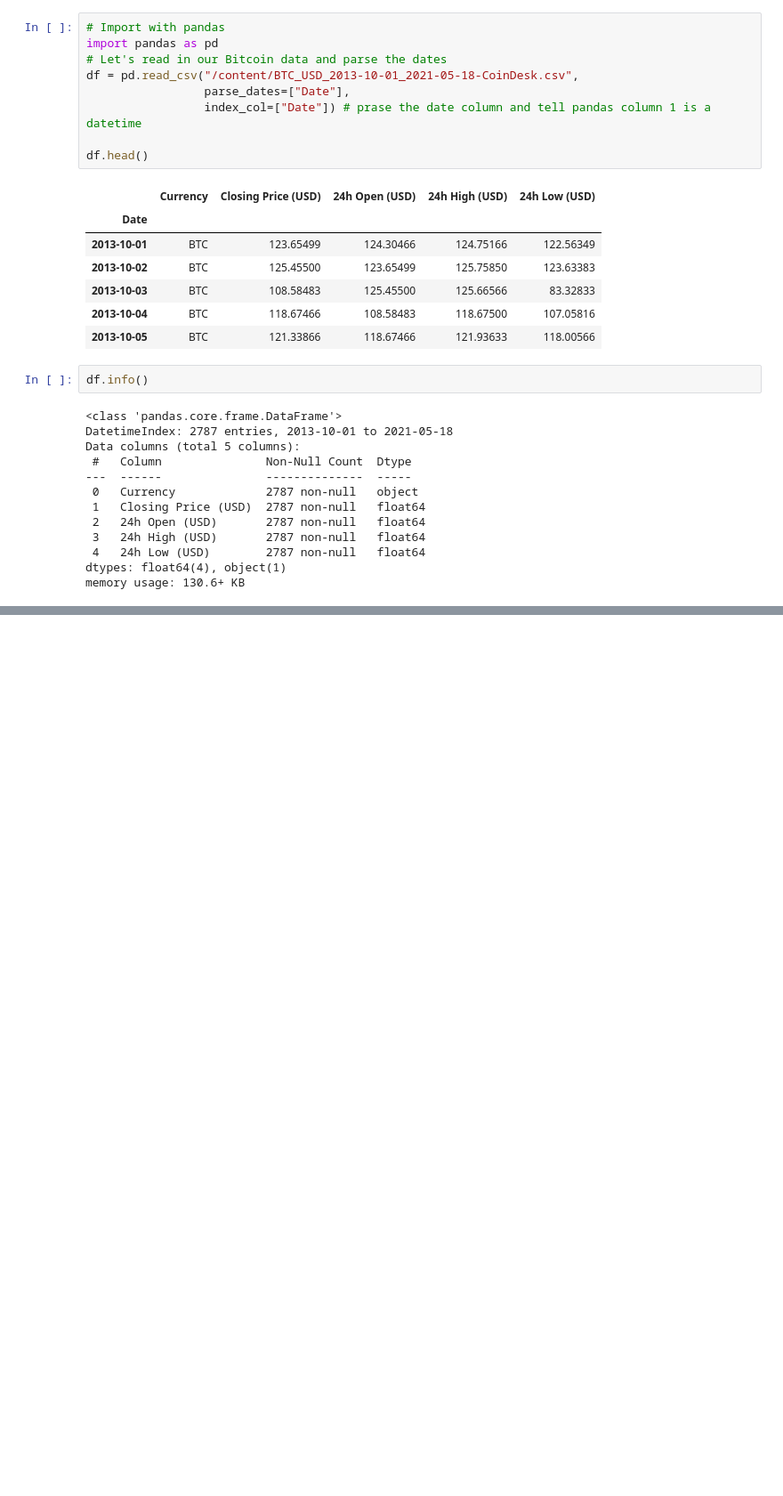
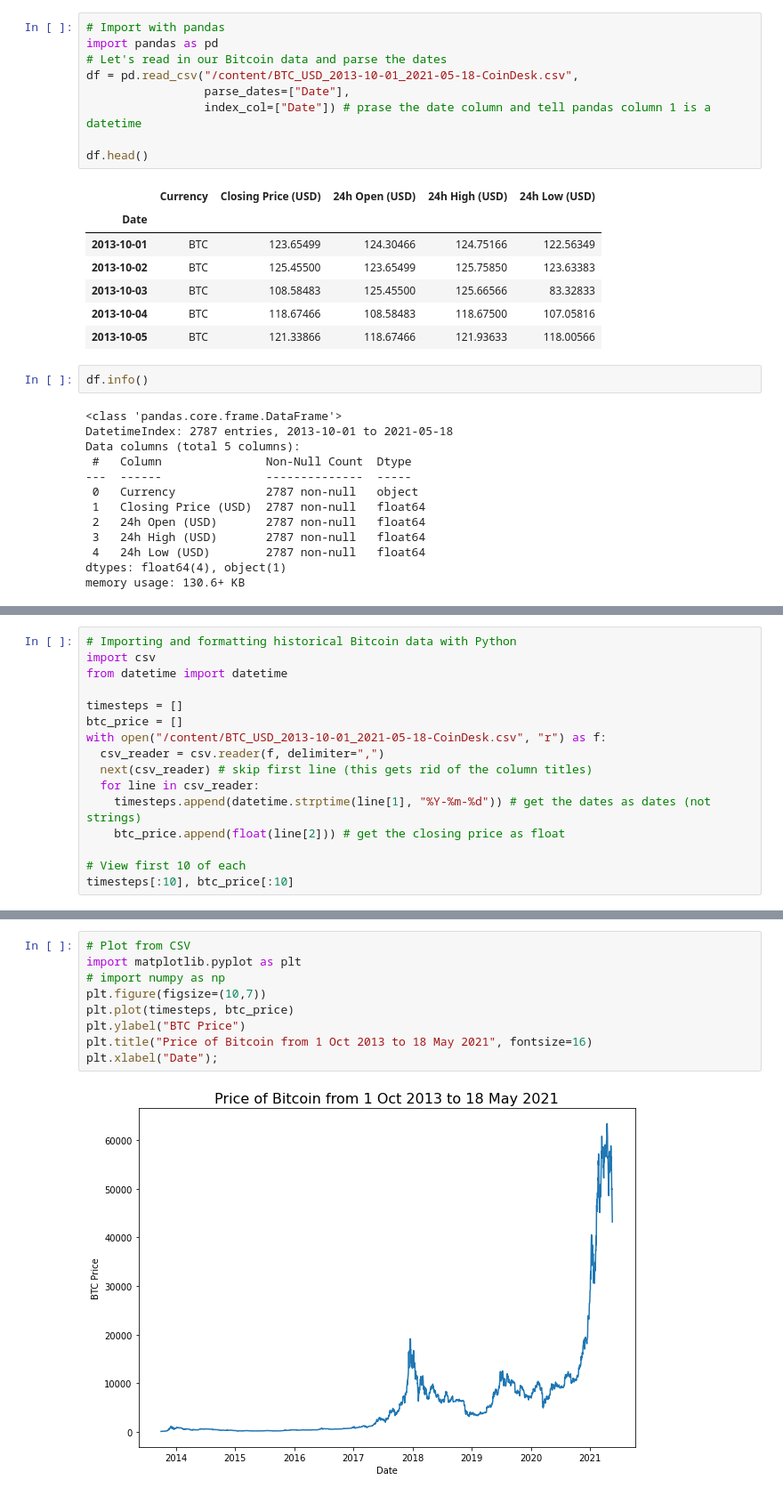
Before and after one commit to ParsaSinichi/Tensorflow_DL, a Jupyter notebook: Time_series_forecasting_.ipynb, the cells around one changed output, grey strips where cells are left out. Shown: that part at 89% size. Cells and saved outputs as stored; diff of their text form; blank space fills up the shorter version.

```diff
--- a/Time_series_forecasting_.ipynb
+++ b/Time_series_forecasting_.ipynb
@@ -51,0 +76,16 @@ memory usage: 130.6+ KB
+# %%
+# Importing and formatting historical Bitcoin data with Python
+import csv
+from datetime import datetime
+
+timesteps = []
+btc_price = []
+with open("/content/BTC_USD_2013-10-01_2021-05-18-CoinDesk.csv", "r") as f:
+  csv_reader = csv.reader(f, delimiter=",")
+  next(csv_reader) # skip first line (this gets rid of the column titles)
+  for line in csv_reader:
+    timesteps.append(datetime.strptime(line[1], "%Y-%m-%d")) # get the dates as dates (not strings)
+    btc_price.append(float(line[2])) # get the closing price as float
+
+# View first 10 of each
+timesteps[:10], btc_price[:10]
@@ -51,0 +113,11 @@ memory usage: 130.6+ KB
+# %%
+# Plot from CSV
+import matplotlib.pyplot as plt
+# import numpy as np
+plt.figure(figsize=(10,7))
+plt.plot(timesteps, btc_price)
+plt.ylabel("BTC Price")
+plt.title("Price of Bitcoin from 1 Oct 2013 to 18 May 2021", fontsize=16)
+plt.xlabel("Date");
+# %% [output]
+[figure, added]
```
Also changed, not shown: parts of 14 cells of this notebook.
